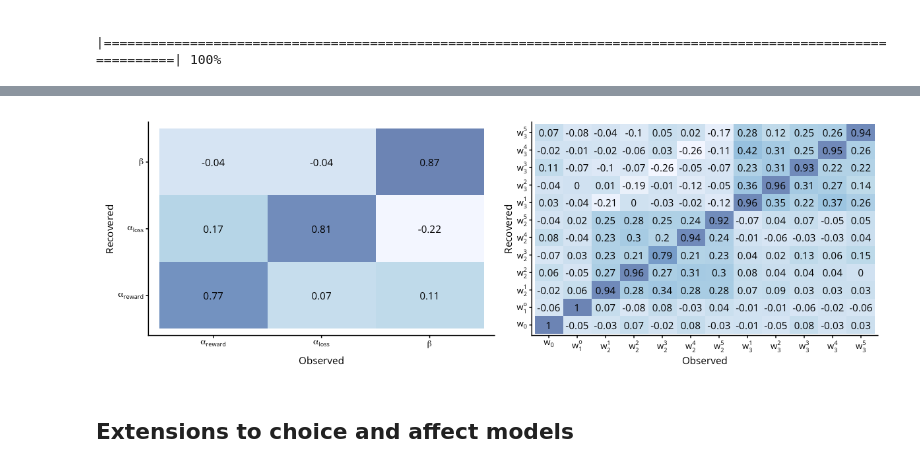
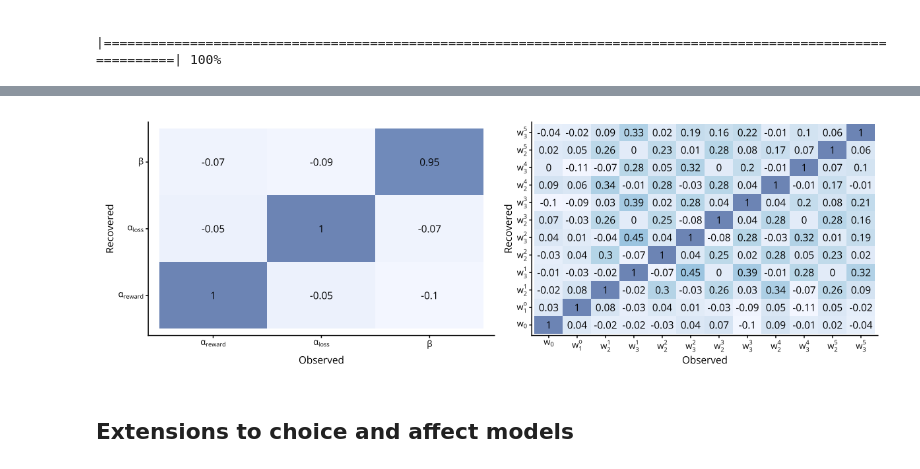
Before and after one commit to qdercon/pstpipeline, a Jupyter notebook: notebooks/affect_model_vb.ipynb, the cells around one changed output, grey strips where cells are left out. Drawn from its saved outputs; the diff is of its cells as text; code cells hidden in the pictures.

Commit message:
updated model files for within-chain sampling etc

```diff
--- a/notebooks/affect_model_vb.ipynb
+++ b/notebooks/affect_model_vb.ipynb
@@ -571,12 +383,11 @@ Here are some example traces of individuals with median $R^2$ for each of the th
 ### Get parameter values and plot weights
 # %%
 %%R
-# pth <- "outputs/cmdstan/rl-affect/model_comp/2a/m4/"
-# summary_df_4wt <- readRDS(paste0(pth,"fit_pst_training_2a_vb_summary.RDS"))
-# raw_df_4wt <- readRDS(paste0(pth, "fit_pst_training_2a_vb_raw_df.RDS"))
+pth <- "outputs/cmdstan/rl-affect/model_comp/2a/m4/"
+summary_df_4wt <- readRDS(paste0(pth,"fit_pst_training_2a_vb_summary.RDS"))
+raw_df_4wt <- readRDS(paste0(pth, "fit_pst_training_2a_vb_raw_df.RDS"))
 
 pars <- pstpipeline::make_par_df(raw_df_4wt, summary_df_4wt, bsl_trnsfm = function(x) plogis(x))
-
 pars |>
   dplyr::group_by(parameter, adj) |>
   dplyr::summarise(
@@ -988,14 +687,20 @@ Finished in  176.2 seconds.
 # %%
 %%R -w 12 -h 4 --units in -r 100
-library(patchwork)
+aff_delta_sim <- readRDS(
+  "outputs/cmdstan/rl-affect/sim_recovery/data/aff_delta_sim.RDS"
+)
+vb_affect_dlt_fitted <- readRDS(
+  "outputs/cmdstan/rl-affect/sim_recovery/fits/delta/fit_pst_training_2a_vb_summary.RDS"
+)
+
 plts <- pstpipeline::plot_recovery(
-  aff_delta_sim$pars, vb_affect_dlt$summary, affect = TRUE,
+  aff_delta_sim$pars, vb_affect_dlt_fitted, affect = TRUE,
   alpha_par_nms = c("reward", "loss"), pal = pal_recovery, font = "Open Sans",
   plot_together = FALSE
 )
 plts$heatmaps$ql + plts$heatmaps$wts
 # %% [output]
-[figure, old version]
+[figure, new version]
 # %% [markdown]
 ## Extensions to choice and affect models
 # %% [markdown]
```
Also changed, not shown: parts of 45 cells of this notebook, 24 other files.
